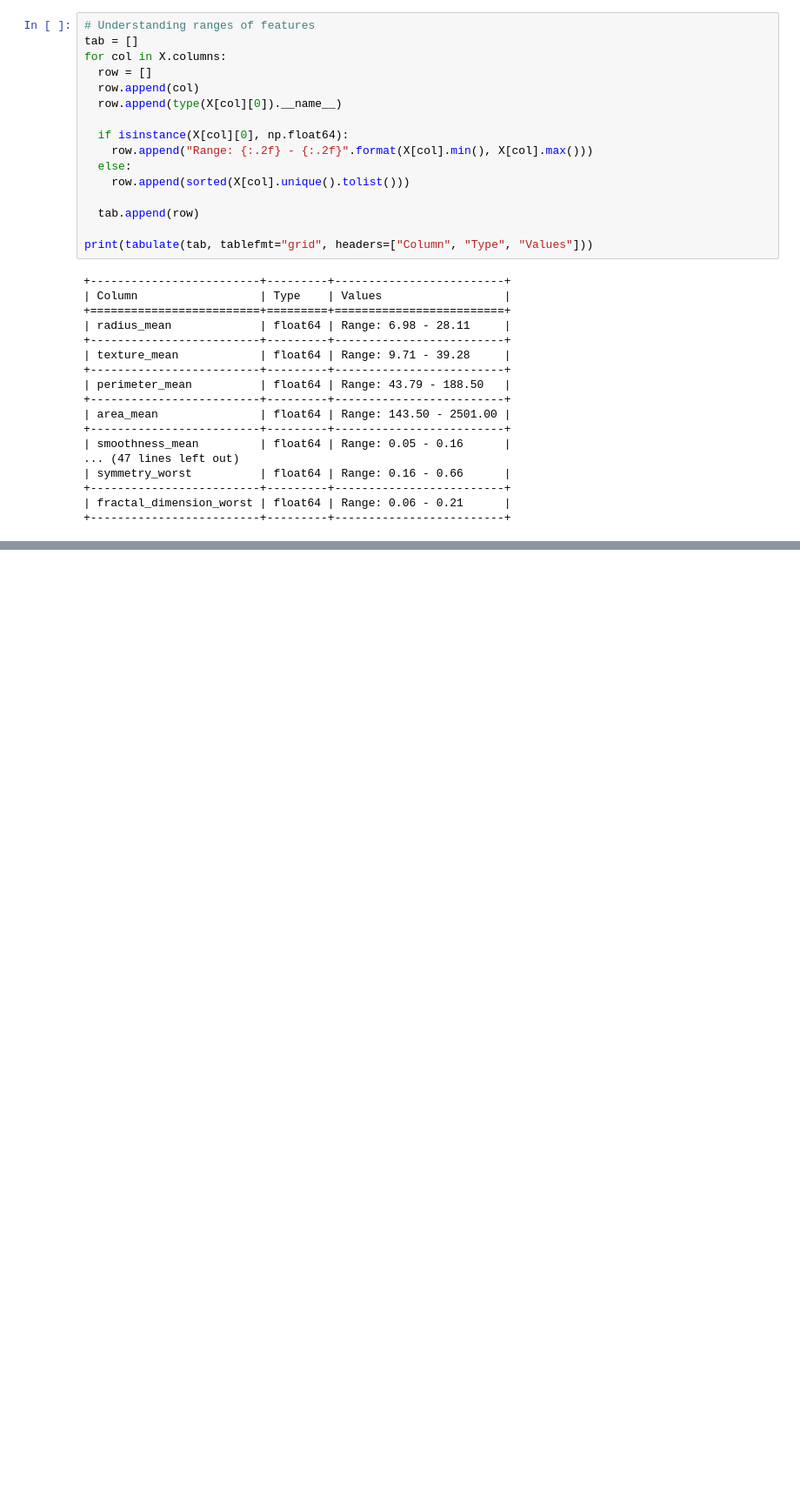
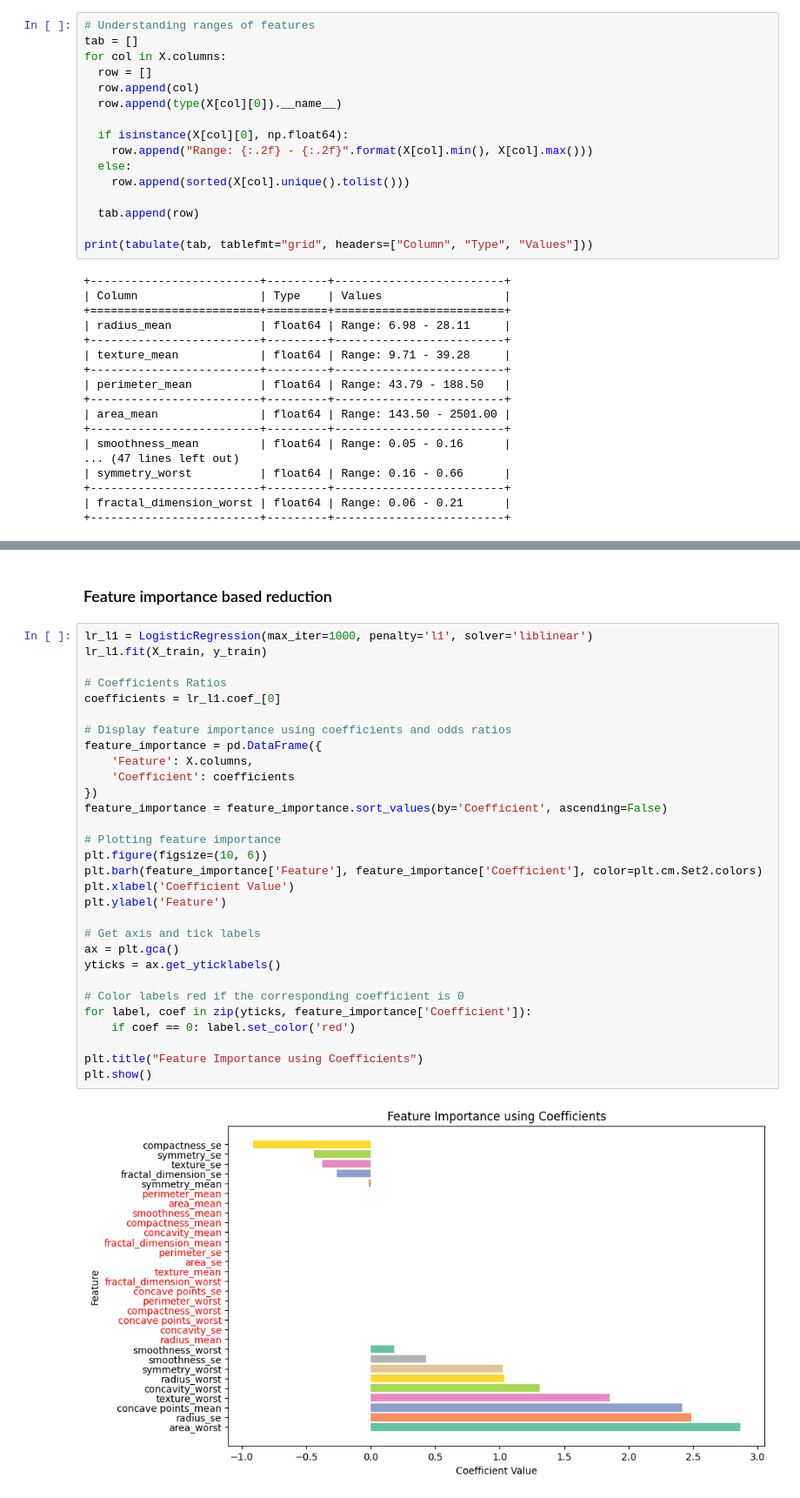
Before and after one commit to irika-katiyar/Breast-Tumor-Diagnosis, a Jupyter notebook: tumor_diagnosis.ipynb, the cells around one changed output, grey strips where cells are left out. Shown at 87% size. Drawn from its saved outputs; the diff is of its cells as text; blank space fills up the shorter version.

```diff
--- a/tumor_diagnosis.ipynb
+++ b/tumor_diagnosis.ipynb
@@ -279,0 +298,34 @@ Accuracy on LDA data: 97.37%
+# %% [markdown]
+### Feature importance based reduction
+# %%
+lr_l1 = LogisticRegression(max_iter=1000, penalty='l1', solver='liblinear')
+lr_l1.fit(X_train, y_train)
+
+# Coefficients Ratios
+coefficients = lr_l1.coef_[0]
+
+# Display feature importance using coefficients and odds ratios
+feature_importance = pd.DataFrame({
+    'Feature': X.columns,
+    'Coefficient': coefficients
+})
+feature_importance = feature_importance.sort_values(by='Coefficient', ascending=False)
+
+# Plotting feature importance
+plt.figure(figsize=(10, 6))
+plt.barh(feature_importance['Feature'], feature_importance['Coefficient'], color=plt.cm.Set2.colors)
+plt.xlabel('Coefficient Value')
+plt.ylabel('Feature')
+
+# Get axis and tick labels
+ax = plt.gca()
+yticks = ax.get_yticklabels()
+
+# Color labels red if the corresponding coefficient is 0
+for label, coef in zip(yticks, feature_importance['Coefficient']):
+    if coef == 0: label.set_color('red')
+
+plt.title("Feature Importance using Coefficients")
+plt.show()
+# %% [output]
+[figure, added]
```
Also changed, not shown: parts of 45 cells of this notebook, 3 other files.
